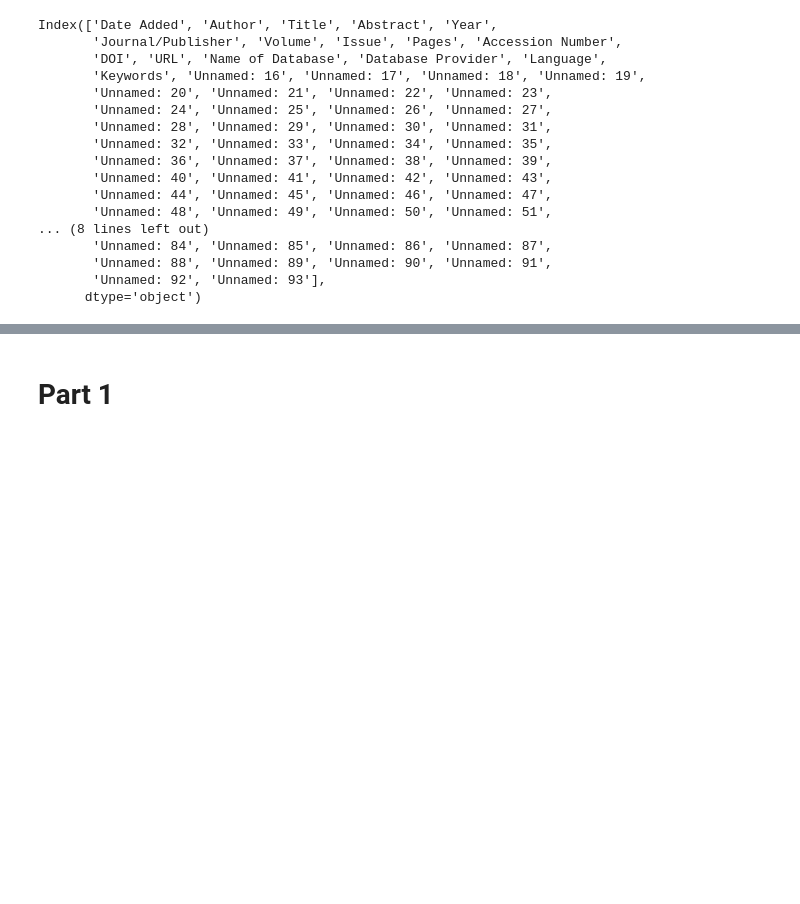
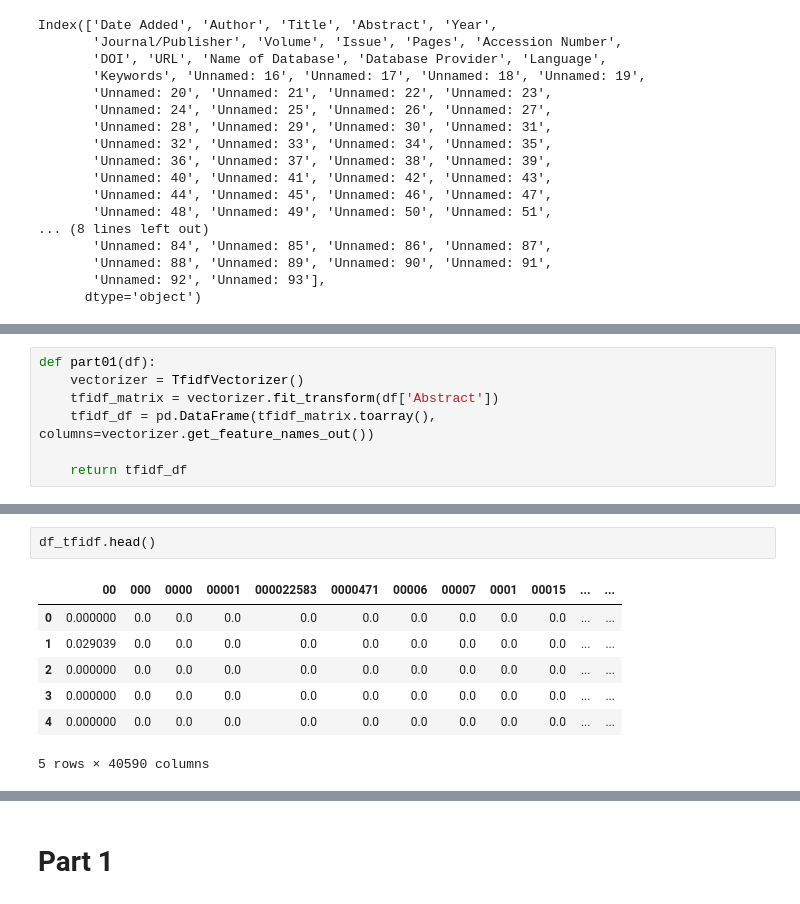
Before and after one commit to utkarshrai/BMIG60303-assignments, a Jupyter notebook: TestNotebook.ipynb, the cells around one changed output, grey strips where cells are left out. Saved outputs shown, nothing was run; the diff lists cells and outputs as text; blank space fills up the shorter version.

```diff
--- a/TestNotebook.ipynb
+++ b/TestNotebook.ipynb
@@ -69,0 +75,7 @@ df.iloc[0]['Abstract']
+# %%
+def part01(df):
+    vectorizer = TfidfVectorizer()
+    tfidf_matrix = vectorizer.fit_transform(df['Abstract'])
+    tfidf_df = pd.DataFrame(tfidf_matrix.toarray(), columns=vectorizer.get_feature_names_out())
+
+    return tfidf_df
@@ -69,0 +86,10 @@ df.iloc[0]['Abstract']
+# %%
+df_tfidf.head()
+# %% [output]
+|  | 00 | 000 | 0000 | 00001 | 000022583 | 0000471 | 00006 | 00007 | 0001 | 00015 | ... | ... |
+| 0 | 0.000000 | 0.0 | 0.0 | 0.0 | 0.0 | 0.0 | 0.0 | 0.0 | 0.0 | 0.0 | ... | ... |
+| 1 | 0.029039 | 0.0 | 0.0 | 0.0 | 0.0 | 0.0 | 0.0 | 0.0 | 0.0 | 0.0 | ... | ... |
+| 2 | 0.000000 | 0.0 | 0.0 | 0.0 | 0.0 | 0.0 | 0.0 | 0.0 | 0.0 | 0.0 | ... | ... |
+| 3 | 0.000000 | 0.0 | 0.0 | 0.0 | 0.0 | 0.0 | 0.0 | 0.0 | 0.0 | 0.0 | ... | ... |
+| 4 | 0.000000 | 0.0 | 0.0 | 0.0 | 0.0 | 0.0 | 0.0 | 0.0 | 0.0 | 0.0 | ... | ... |
+5 rows × 40590 columns
```
Also changed, not shown: parts of 12 cells of this notebook.
